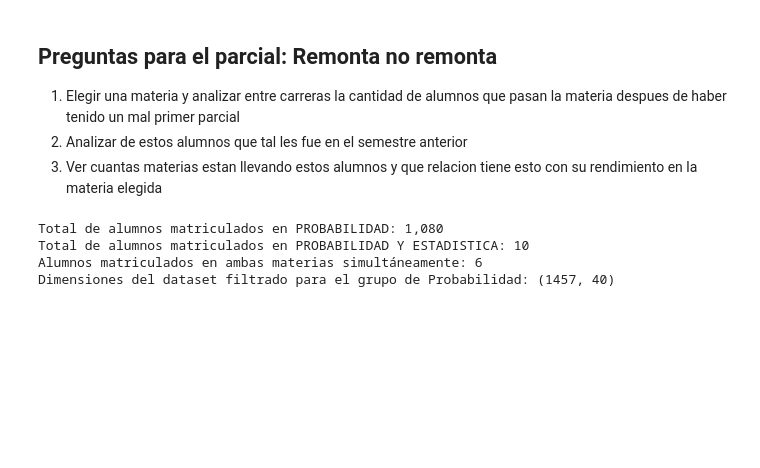
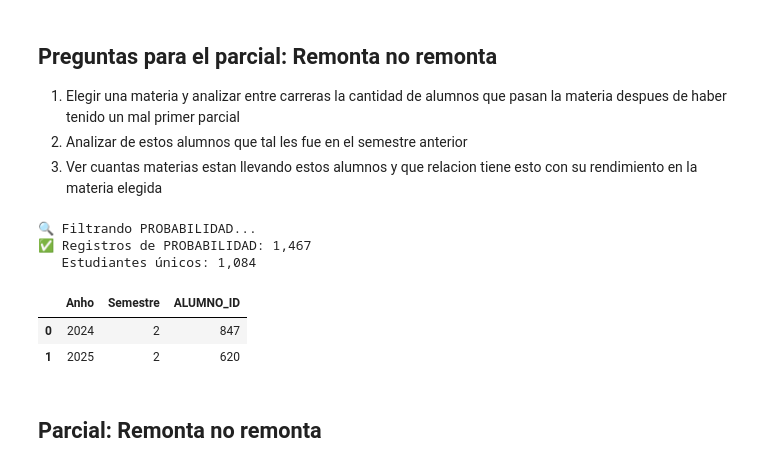
Before and after one commit to Rub3nL0pez/ML1-2026.2_rubenlopez, a Jupyter notebook: ML_Parcial/1Parcial.ipynb, the cells around one changed output. Cells and saved outputs as stored; diff of their text form; code cells hidden in the pictures; blank space fills up the shorter version.

```diff
--- a/ML_Parcial/1Parcial.ipynb
+++ b/ML_Parcial/1Parcial.ipynb
@@ -87,16 +34,0 @@ Crea las siguientes variables derivadas:
-# %%
-# TODO: Limpiar y convertir atributos numéricos sin eliminar filas
-# === ESCRIBE TU CÓDIGO AQUÍ ===
-df_clean['Primer_Par_Clean'] = pd.to_numeric(df_clean['Primer.Par'], errors='coerce')
-df_clean['Segundo_Par_Clean'] = pd.to_numeric(df_clean['Segundo.Par'], errors='coerce')
-df_clean['Score_Parciales'] = (df_clean['Primer_Par_Clean'].fillna(0) + df_clean['Segundo_Par_Clean'].fillna(0)) / 2.0
-df_clean['Diff_Parciales'] = df_clean['Segundo_Par_Clean'].fillna(0) - df_clean['Primer_Par_Clean'].fillna(0)
-df_clean['TPLab_Clean'] = pd.to_numeric(df_clean['TPLab.'], errors='coerce')
-df_clean['Asis_Clean'] = pd.to_numeric(df_clean['Asis'], errors='coerce')
-df_clean['Firma_Clean'] = pd.to_numeric(df_clean['Firma'], errors='coerce')
-df_clean['FirmaCalc_Clean'] = pd.to_numeric(df_clean['FirmaCalculada'], errors='coerce')
-
-print(f"Filas preservadas en df_clean: {len(df_clean):,} (100% retención)")
-#Guardar dataset Limpio para usar en la parte 2
-df_clean.to_csv('reglamento_dfclean.csv', index=False)
-print("Dataset se guardo con exito")
@@ -108,35 +37,23 @@ Dataset se guardo con exito
 1. Elegir una materia y analizar entre carreras la cantidad de alumnos que pasan la materia despues de haber tenido un mal primer parcial
 2. Analizar de estos alumnos que tal les fue en el semestre anterior
 3. Ver cuantas materias estan llevando estos alumnos y que relacion tiene esto con su rendimiento en la materia elegida
-# %%
-import pandas as pd
-
-# 1. Cargar el dataset limpio
-df_clean = pd.read_csv('reglamento_dfclean.csv')
-
-# 2. Identificar los conjuntos de alumnos por asignatura
-# Asignatura exacta solicitada: 'PROBABILIDAD'
-alumnos_probabilidad = set(df_clean[df_clean['Asignatura'] == 'PROBABILIDAD']['ALUMNO_ID'].unique())
-
-# Asignatura alternativa: 'PROBABILIDAD Y ESTADISTICA'
-alumnos_prob_y_est = set(df_clean[df_clean['Asignatura'] == 'PROBABILIDAD Y ESTADISTICA']['ALUMNO_ID'].unique())
-
-# 3. Detectar si existen alumnos matriculados en ambas materias
-alumnos_en_ambas = alumnos_probabilidad.intersection(alumnos_prob_y_est)
-
-print(f"Total de alumnos matriculados en PROBABILIDAD: {len(alumnos_probabilidad):,}")
-print(f"Total de alumnos matriculados en PROBABILIDAD Y ESTADISTICA: {len(alumnos_prob_y_est):,}")
-print(f"Alumnos matriculados en ambas materias simultáneamente: {len(alumnos_en_ambas):,}")
-
-# 4. Filtrar el DataFrame principal exclusivamente para el grupo objetivo de Probabilidad
-df_probabilidad_grupo = df_clean[df_clean['Asignatura'] == 'PROBABILIDAD'].copy()
-
-# Opcional: Si deseas etiquetar o separar a los que también cursaron la otra materia para el análisis posterior:
-df_probabilidad_grupo['Cursa_Ambas'] = df_probabilidad_grupo['ALUMNO_ID'].isin(alumnos_en_ambas)
-
-print(f"Dimensiones del dataset filtrado para el grupo de Probabilidad: {df_probabilidad_grupo.shape}")
-# %% [output]
-Total de alumnos matriculados en PROBABILIDAD: 1,080
-Total de alumnos matriculados en PROBABILIDAD Y ESTADISTICA: 10
-Alumnos matriculados en ambas materias simultáneamente: 6
-Dimensiones del dataset filtrado para el grupo de Probabilidad: (1457, 40)
+# %%
+# =============================================================================
+# 2. FILTRAR
+# =============================================================================
+print("\n🔍 Filtrando PROBABILIDAD...")
+mask = df_clean['Asignatura'].str.upper().str.contains('PROBABILIDAD', na=False)
+df_clean_probabilidad = df_clean[mask].copy()
+print(f"✅ Registros de PROBABILIDAD: {len(df_clean_probabilidad):,}")
+print(f"   Estudiantes únicos: {df_clean_probabilidad['ALUMNO_ID'].nunique():,}")
+df_anho_semestre = df_clean_probabilidad.groupby(['Anho', 'Semestre']).agg({'ALUMNO_ID': 'nunique'}).reset_index()
+df_anho_semestre.head(10)
+# %% [output]
+🔍 Filtrando PROBABILIDAD...
+✅ Registros de PROBABILIDAD: 1,467
+   Estudiantes únicos: 1,084
+|  | Anho | Semestre | ALUMNO_ID |
+| 0 | 2024 | 2 | 847 |
+| 1 | 2025 | 2 | 620 |
+# %% [markdown]
+## Parcial: Remonta no remonta
```
Also changed, not shown: parts of 22 cells of this notebook, 2 other files.
